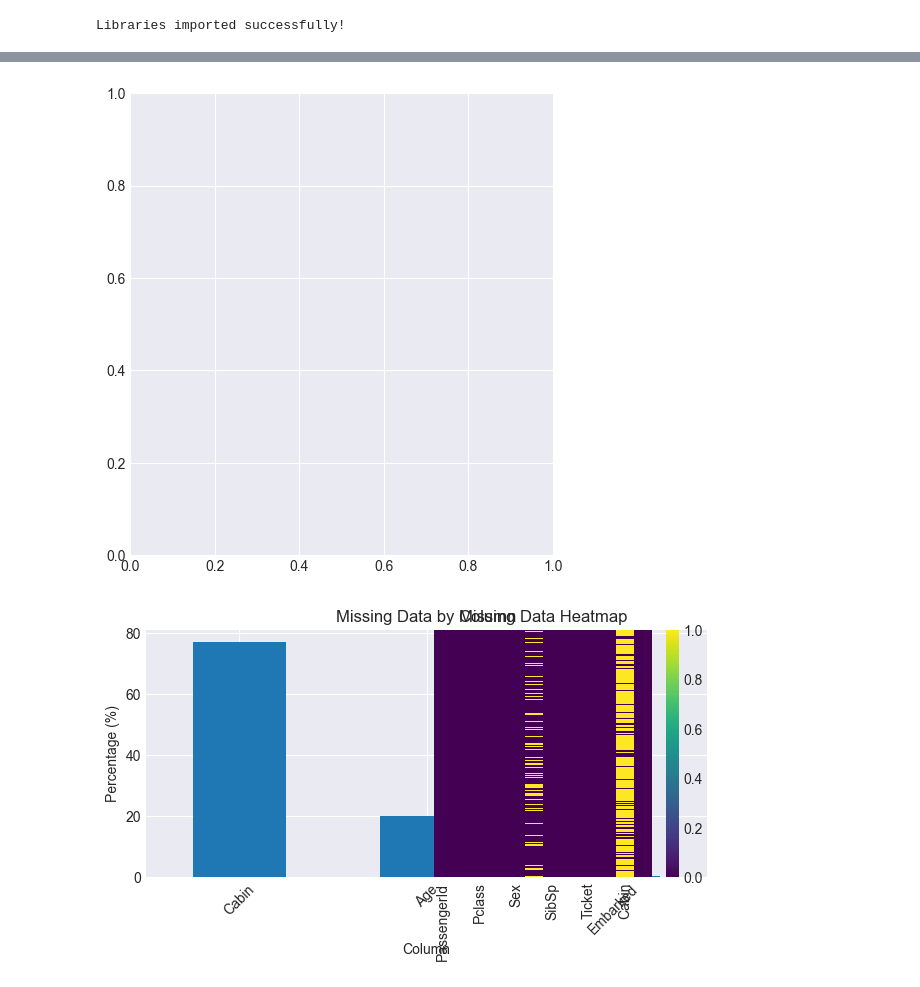
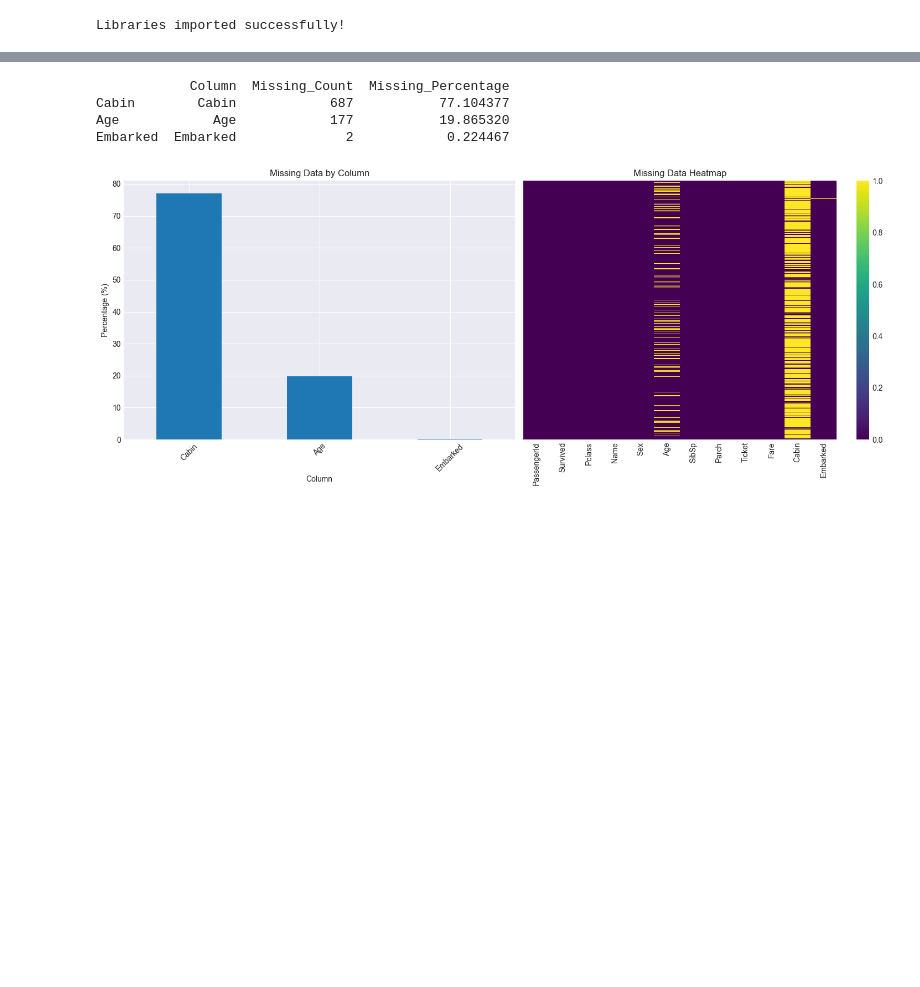
Before and after one commit to ka4en3/titanic-eda, a Jupyter notebook: titanic_eda.ipynb, the cells around one changed output, grey strips where cells are left out. Cells and saved outputs as stored; diff of their text form; code cells hidden in the pictures; blank space fills up the shorter version.

Commit message:
add more data

```diff
--- a/titanic_eda.ipynb
+++ b/titanic_eda.ipynb
@@ -98,29 +98,44 @@ Statistical Summary:
 # %%
 # Cell 4: Missing data analysis
 # Calculate missing values
 missing_data = pd.DataFrame({
     'Column': df.columns,
     'Missing_Count': df.isnull().sum(),
     'Missing_Percentage': (df.isnull().sum() / len(df)) * 100
 })
 # print(missing_data)
 
 missing_data = missing_data[missing_data['Missing_Count'] > 0].sort_values('Missing_Percentage', ascending=False)
-# print(missing_data)
+print(missing_data)
 
 # Visualize missing data
-plt.figure(figsize=(12, 6))
-plt.subplot(1, 2, 1)
-missing_data.plot(x='Column', y='Missing_Percentage', kind='bar', legend=False)
-plt.title('Missing Data by Column')
-plt.ylabel('Percentage (%)')
-plt.xticks(rotation=45)
+fig, axes = plt.subplots(1, 2, figsize=(15, 6))
 
-plt.subplot(1, 2, 2)
-sns.heatmap(df.isnull(), cbar=True, yticklabels=False, cmap='viridis')
-plt.title('Missing Data Heatmap')
+# Bar plot of missing data
+missing_data.plot(
+    x='Column',
+    y='Missing_Percentage',
+    kind='bar',
+    legend=False,
+    ax=axes[0]  # <- first axe == left plot
+)
+axes[0].set_title('Missing Data by Column')
+axes[0].set_ylabel('Percentage (%)')
+axes[0].tick_params(axis='x', rotation=45)
+
+# Heatmap of missing data
+sns.heatmap(df.isnull(),
+            cbar=True,
+            yticklabels=False,
+            cmap='viridis',
+            ax=axes[1])  # <- second axe == right plot
+axes[1].set_title('Missing Data Heatmap')
+
 plt.tight_layout()
 plt.show()
 # %% [output]
+            Column  Missing_Count  Missing_Percentage
+Cabin        Cabin            687           77.104377
+Age            Age            177           19.865320
+Embarked  Embarked              2            0.224467
-[figure, old version]
+[figure, new version]
-[figure, removed]
```
Also changed, not shown: parts of 3 cells of this notebook.
